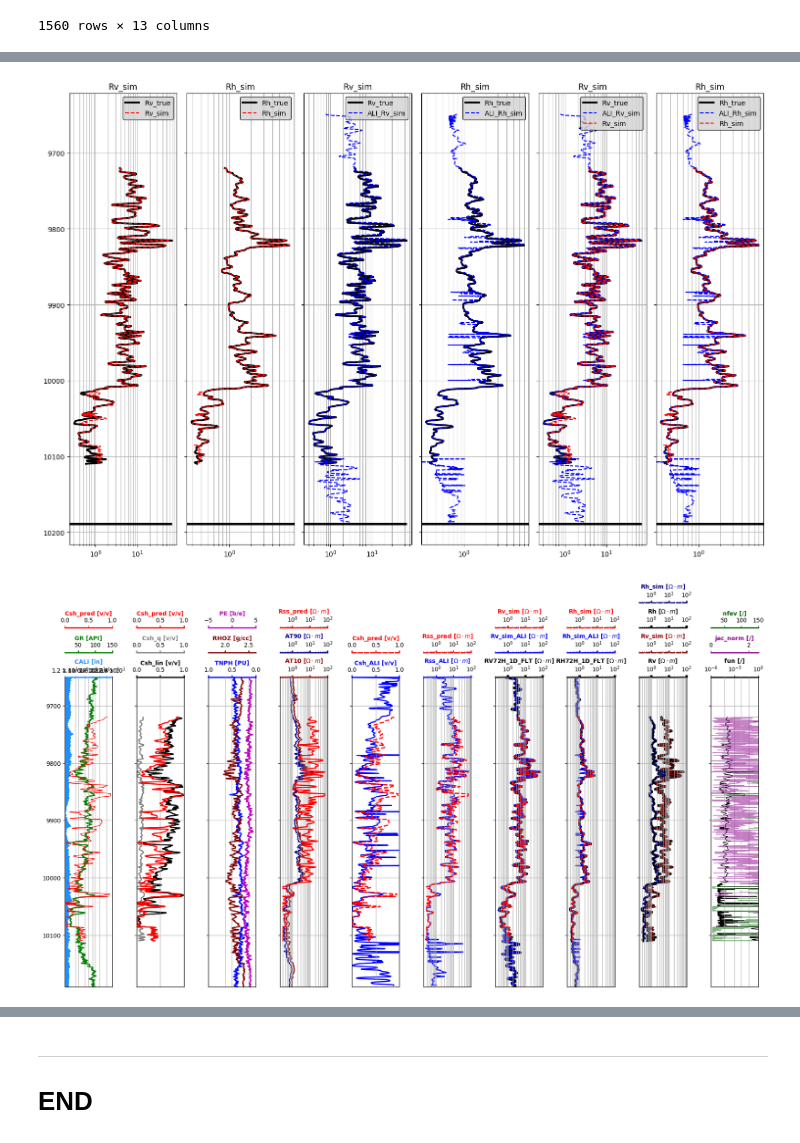
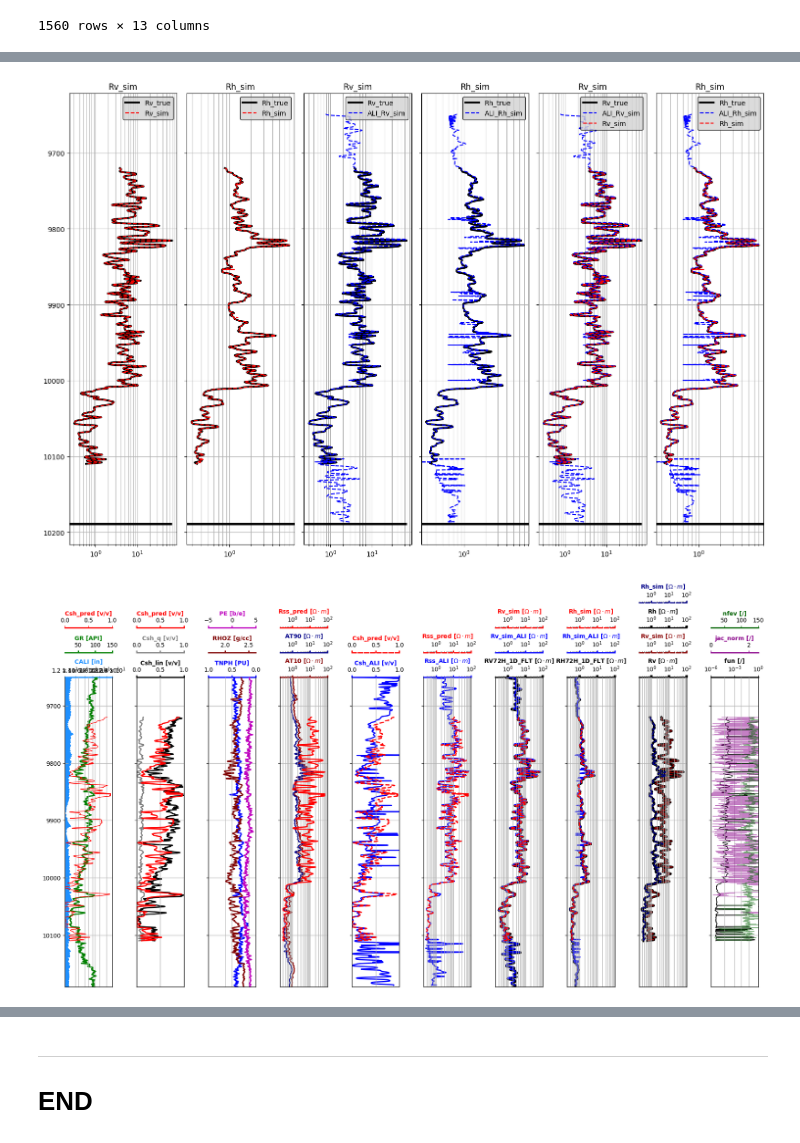
Before and after one commit to misaelmmorales/Anisotropic-Resistivity-Inversion, a Jupyter notebook: main_nb.ipynb, the cells around one changed output, grey strips where cells are left out. Saved outputs shown, nothing was run; the diff lists cells and outputs as text; code cells hidden in the pictures.

```diff
--- a/main_nb.ipynb
+++ b/main_nb.ipynb
@@ -528,7 +528,7 @@ for i, row in data.iterrows():
     res = optimize.minimize(objective,
                             x0          = x0,
                             args        = c0,
-                            method      = 'TNC',
+                            method      = 'L-BFGS-B',
                             #jac         = jacobian,
                             #hess        = hessian,
                             bounds      = [(0,1),(R_min,R_max)],
@@ -556,2 +556,2 @@ plot_short_results(data, sol)
-[figure, old version]
+[figure, new version]
-[figure, old version]
+[figure, new version]
```
Also changed, not shown: parts of 1 cell of this notebook.
